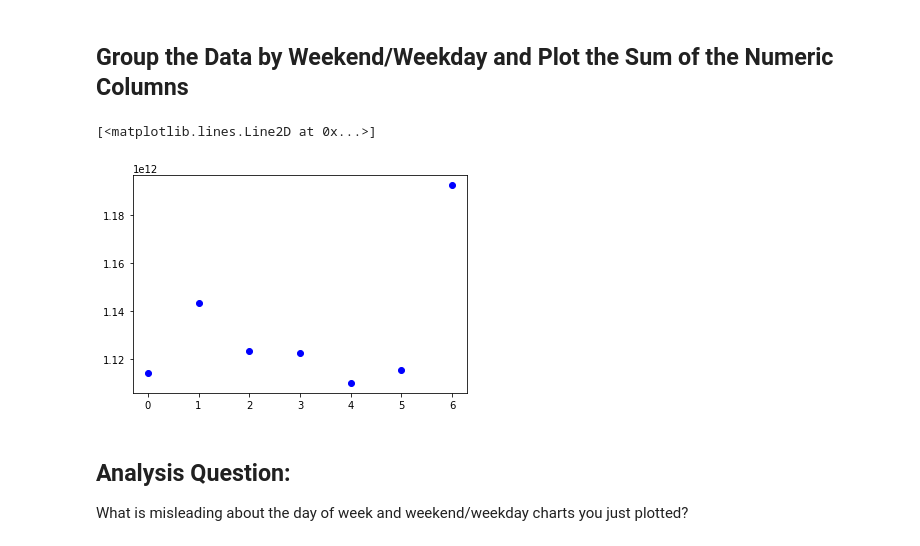
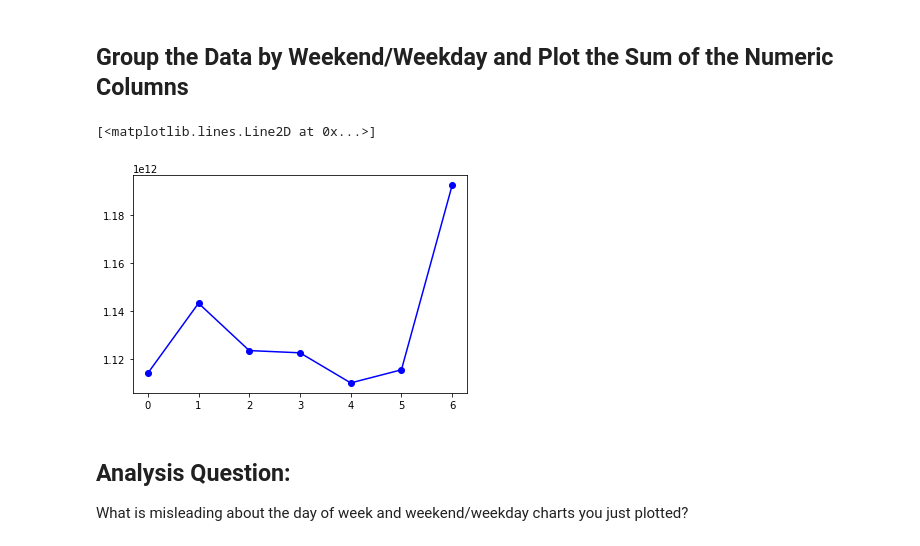
Before and after one commit to nic464/dsc-pandas-series-and-dataframes-lab-hsbc-ds-081319, a Jupyter notebook: index.ipynb, the cells around one changed output. Drawn from its saved outputs; the diff is of its cells as text; code cells hidden in the pictures.

```diff
--- a/index.ipynb
+++ b/index.ipynb
@@ -123,13 +123,13 @@ tmp.head()
 # %%
 import matplotlib.pyplot as plt
 
 x = range(0,7)
 y1 = tmp['entries']
 
-plt.plot(x, y1, 'bo')
+plt.plot(x, y1, 'bo', linestyle='solid')
 # %% [output]
 [<matplotlib.lines.Line2D at 0x...>]
-[figure, old version]
+[figure, new version]
 # %% [markdown]
 ## Analysis Question:
 
```
